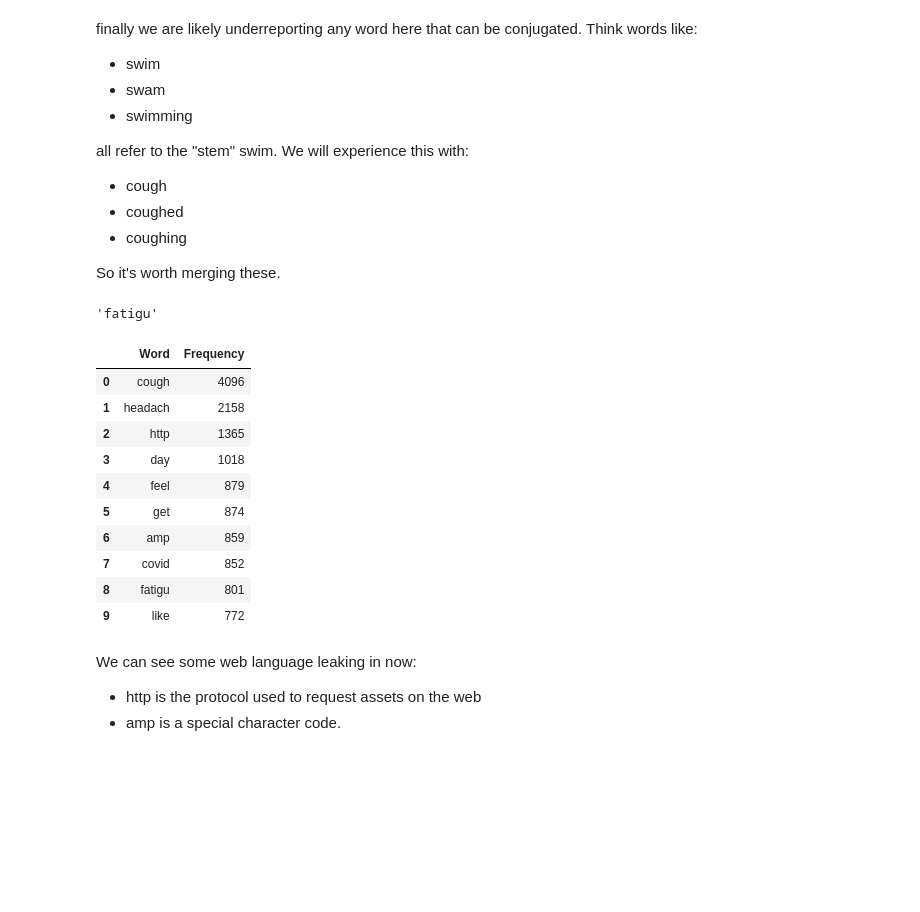
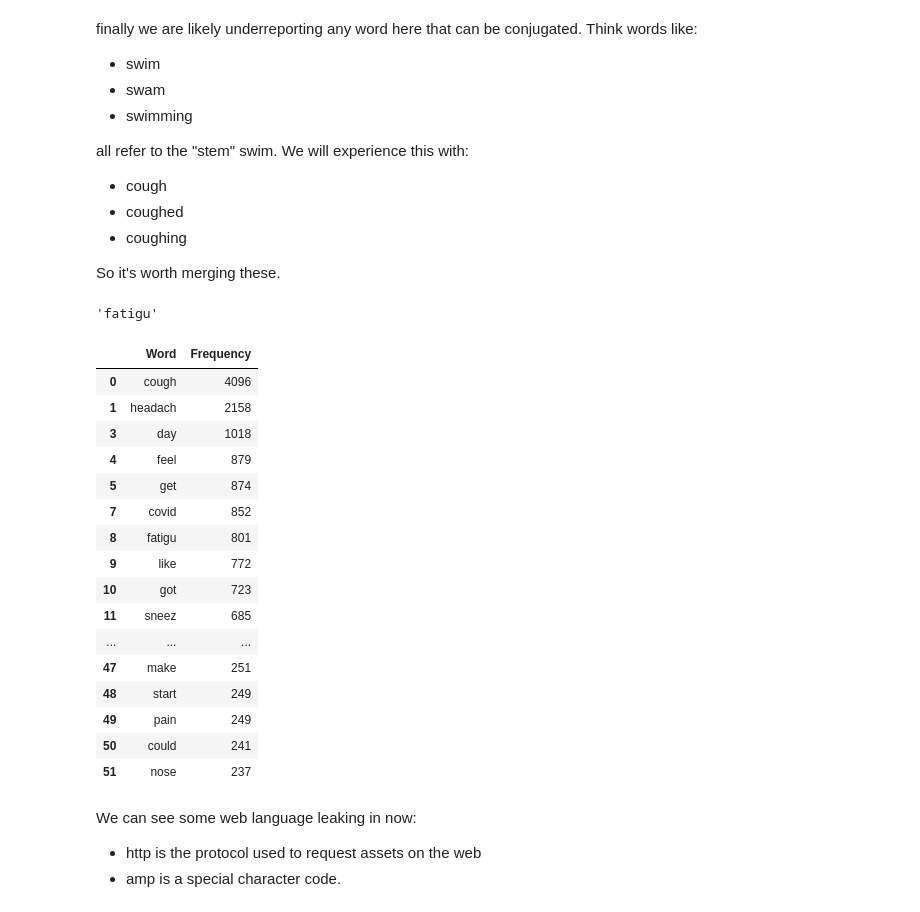
Before and after one commit to UKDataServiceOpen/working-with-twitter-data, a Jupyter notebook: HealthDemo/HealthTidyDemo.ipynb, the cells around one changed output. Drawn from its saved outputs; the diff is of its cells as text; code cells hidden in the pictures; blank space fills up the shorter version.

Commit message:
Webinar ready Tidying demo

```diff
--- a/HealthDemo/HealthTidyDemo.ipynb
+++ b/HealthDemo/HealthTidyDemo.ipynb
@@ -456,24 +495,32 @@ stems = [ps.stem(word) for word in filtered_new_words if word.isalnum()]
 word_dist = nltk.FreqDist(stems)
 wordCount = pd.DataFrame(word_dist.most_common(),
                     columns=['Word', 'Frequency'])
-# %%
-ps.stem('fatigued')
-# %% [output]
-'fatigu'
-# %%
-wordCount.head(10)
-# %% [output]
-|  | Word | Frequency |
-| 0 | cough | 4096 |
-| 1 | headach | 2158 |
-| 2 | http | 1365 |
-| 3 | day | 1018 |
-| 4 | feel | 879 |
-| 5 | get | 874 |
-| 6 | amp | 859 |
-| 7 | covid | 852 |
-| 8 | fatigu | 801 |
-| 9 | like | 772 |
+# %%
+# demo stemming of fatigued
+ps.stem('fatigued')
+# %% [output]
+'fatigu'
+# %%
+# show top 50 occuring stems
+wordCount.head(50)
+# %% [output]
+|  | Word | Frequency |
+| 0 | cough | 4096 |
+| 1 | headach | 2158 |
+| 3 | day | 1018 |
+| 4 | feel | 879 |
+| 5 | get | 874 |
+| 7 | covid | 852 |
+| 8 | fatigu | 801 |
+| 9 | like | 772 |
+| 10 | got | 723 |
+| 11 | sneez | 685 |
+| ... | ... | ... |
+| 47 | make | 251 |
+| 48 | start | 249 |
+| 49 | pain | 249 |
+| 50 | could | 241 |
+| 51 | nose | 237 |
 # %% [markdown]
 We can see some web language leaking in now:
 - http is the protocol used to request assets on the web
```
Also changed, not shown: parts of 44 cells of this notebook.
